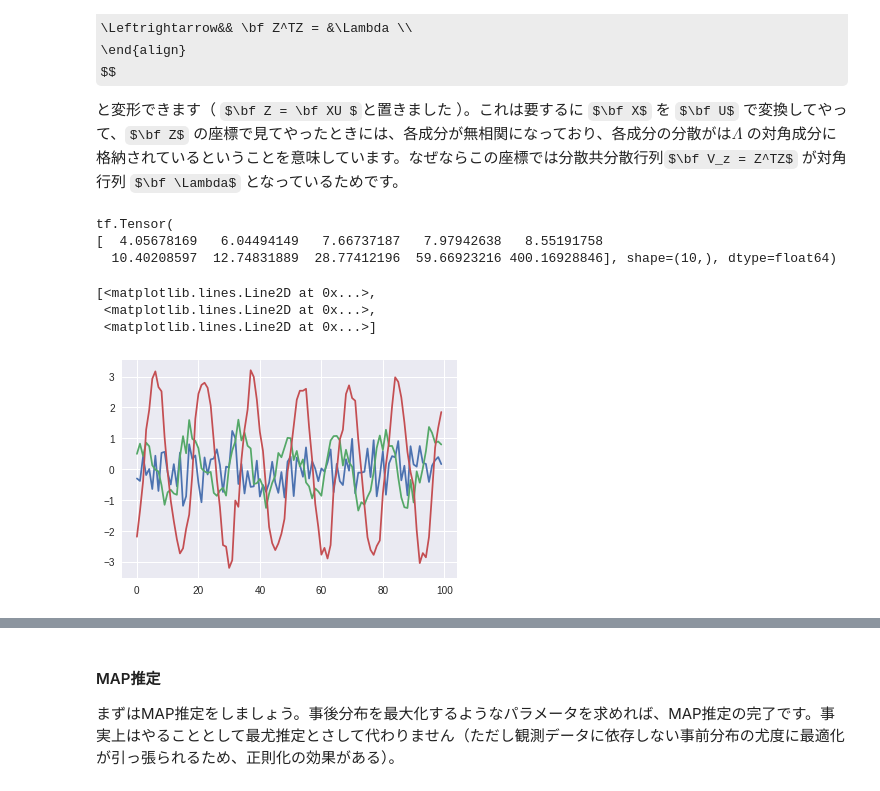
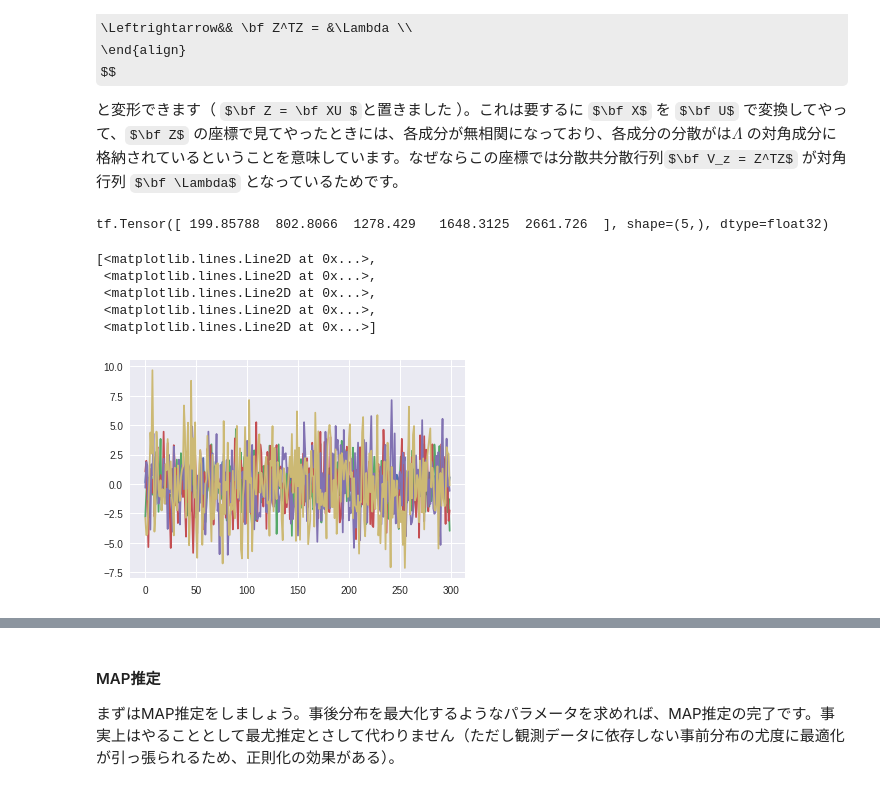
Before and after one commit to hellocybernetics/Tensorflow-Probability-Tutorials, a Jupyter notebook: PCA.ipynb, the cells around one changed output, grey strips where cells are left out. Drawn from its saved outputs; the diff is of its cells as text; code cells hidden in the pictures; some formulas as TeX source.

```diff
--- a/PCA.ipynb
+++ b/PCA.ipynb
@@ -34,10 +35,10 @@ def toy_data(N, D):
             return np.cos
         else:
             return np.sin
-    X = [random_choice_wave()(2*np.pi*t)+0.3*np.random.randn(N) for _ in range(D)]
+    X = [random_choice_wave()(2*np.pi*5*t)+0.2*np.random.randn(N) for _ in range(D)]
     return np.array(X).transpose(1, 0)
 # %%
-X = toy_data(100, 10)
+X = toy_data(300, 5)
 plt.plot(X)
 # %% [output]
 [<matplotlib.lines.Line2D at 0x...>,
@@ -89,18 +85,18 @@ $$
 ## TFでは小さい順に固有値を返してくるようだ
 print(Lam)
 # %% [output]
-tf.Tensor(
-[  4.05678169   6.04494149   7.66737187   7.97942638   8.55191758
-  10.40208597  12.74831889  28.77412196  59.66923216 400.16928846], shape=(10,), dtype=float64)
+tf.Tensor([ 199.85788  802.8066  1278.429   1648.3125  2661.726  ], shape=(5,), dtype=float32)
 # %%
 ## 固有値の大きな3つの成分だけを見てみる
-Z = tf.matmul(X, U[:, -3:])
+Z = tf.matmul(X, U[:, :])
 plt.plot(Z.numpy())
 # %% [output]
 [<matplotlib.lines.Line2D at 0x...>,
  <matplotlib.lines.Line2D at 0x...>,
+ <matplotlib.lines.Line2D at 0x...>,
+ <matplotlib.lines.Line2D at 0x...>,
  <matplotlib.lines.Line2D at 0x...>]
-[figure, old version]
+[figure, new version]
 # %% [markdown]
 #### 解釈
 元々の信号は、殆どの成分がsin波（に小さなガウスノイズが乗ったもの）か、あるいはcos波（に小さなガウスノイズが乗ったもの）でした。sin波とcos波は互いに統計的に無相関になりますし、ガウスノイズとsin波（あるいはcos波）も無相関です。
```
Also changed, not shown: parts of 26 cells of this notebook.
